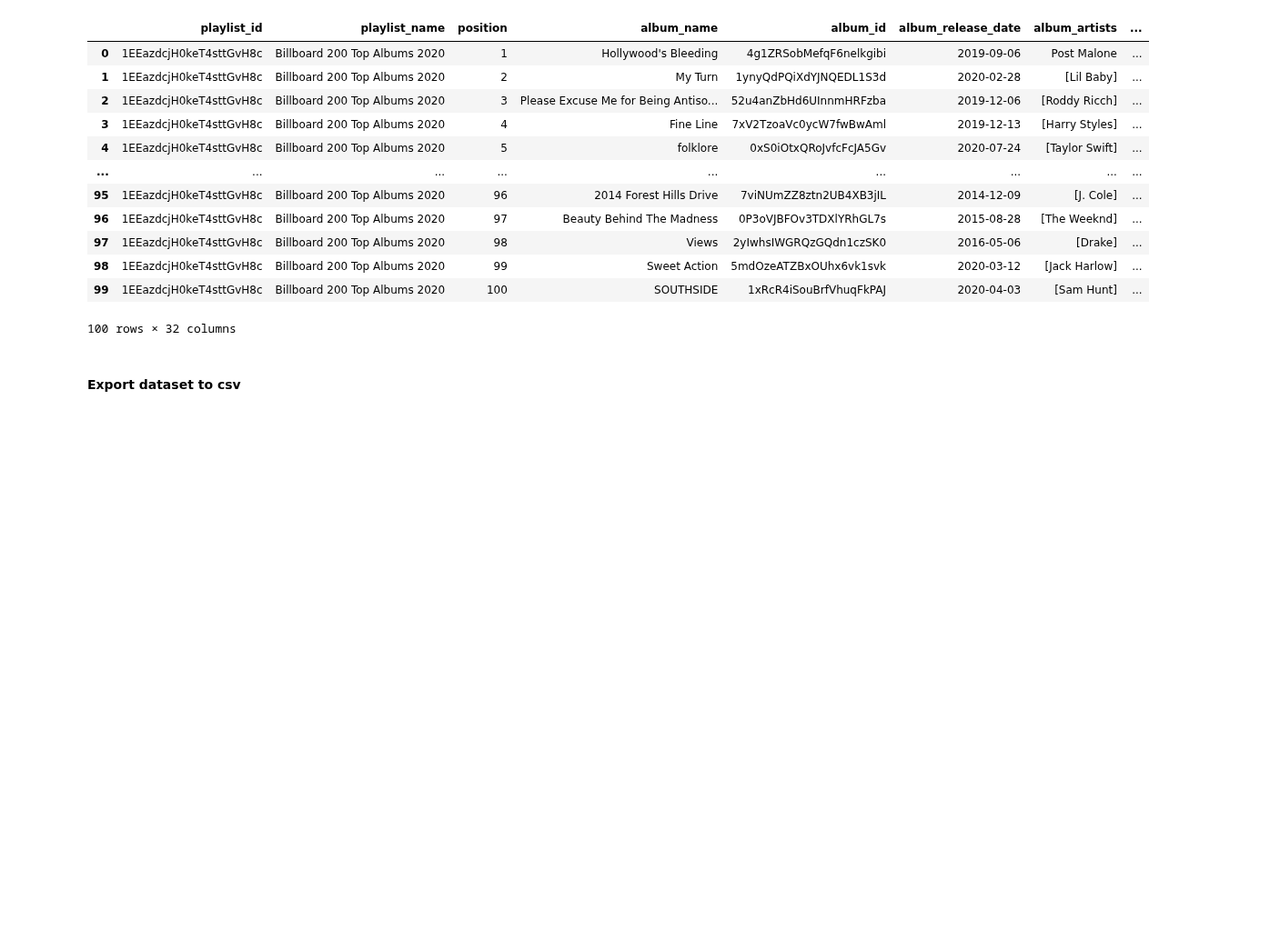
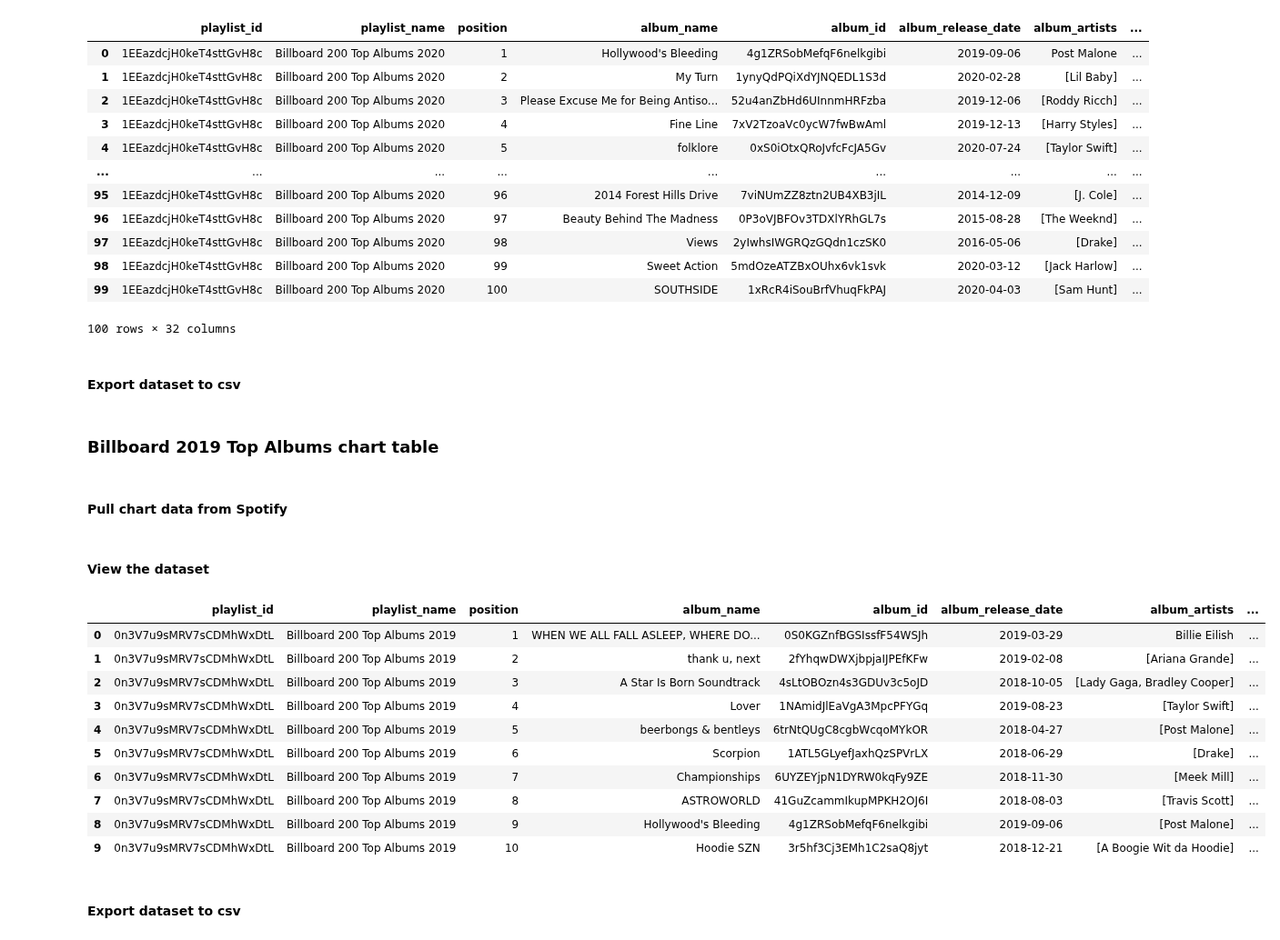
Before and after one commit to katieravenwood/Spotify-Five-Year-Analysis-Project, a Jupyter notebook: Dataset_Creation.ipynb, the cells around one changed output. Shown at 91% size. Cells and saved outputs as stored; diff of their text form; code cells hidden in the pictures; blank space fills up the shorter version.

```diff
--- a/Dataset_Creation.ipynb
+++ b/Dataset_Creation.ipynb
@@ -417,3 +417,27 @@ chart2020.head(100)
 #### Export dataset to csv
 # %%
 chart2020.to_csv('data/chart2020.csv')
+# %% [markdown]
+### Billboard 2019 Top Albums chart table
+# %% [markdown]
+#### Pull chart data from Spotify
+# %%
+chart2019 = get_playlist_tracks_more_than_100_songs('katiekellert', '0n3V7u9sMRV7sCDMhWxDtL')
+# %% [markdown]
+#### View the dataset
+# %%
+chart2019.head(10)
+# %% [output]
+|  | playlist_id | playlist_name | position | album_name | album_id | album_release_date | album_artists | ... |
+| 0 | 0n3V7u9sMRV7sCDMhWxDtL | Billboard 200 Top Albums 2019 | 1 | WHEN WE ALL FALL ASLEEP, WHERE DO... | 0S0KGZnfBGSIssfF54WSJh | 2019-03-29 | Billie Eilish | ... |
+| 1 | 0n3V7u9sMRV7sCDMhWxDtL | Billboard 200 Top Albums 2019 | 2 | thank u, next | 2fYhqwDWXjbpjaIJPEfKFw | 2019-02-08 | [Ariana Grande] | ... |
+| 2 | 0n3V7u9sMRV7sCDMhWxDtL | Billboard 200 Top Albums 2019 | 3 | A Star Is Born Soundtrack | 4sLtOBOzn4s3GDUv3c5oJD | 2018-10-05 | [Lady Gaga, Bradley Cooper] | ... |
+| 3 | 0n3V7u9sMRV7sCDMhWxDtL | Billboard 200 Top Albums 2019 | 4 | Lover | 1NAmidJlEaVgA3MpcPFYGq | 2019-08-23 | [Taylor Swift] | ... |
+| 4 | 0n3V7u9sMRV7sCDMhWxDtL | Billboard 200 Top Albums 2019 | 5 | beerbongs & bentleys | 6trNtQUgC8cgbWcqoMYkOR | 2018-04-27 | [Post Malone] | ... |
+| 5 | 0n3V7u9sMRV7sCDMhWxDtL | Billboard 200 Top Albums 2019 | 6 | Scorpion | 1ATL5GLyefJaxhQzSPVrLX | 2018-06-29 | [Drake] | ... |
+| 6 | 0n3V7u9sMRV7sCDMhWxDtL | Billboard 200 Top Albums 2019 | 7 | Championships | 6UYZEYjpN1DYRW0kqFy9ZE | 2018-11-30 | [Meek Mill] | ... |
+| 7 | 0n3V7u9sMRV7sCDMhWxDtL | Billboard 200 Top Albums 2019 | 8 | ASTROWORLD | 41GuZcammIkupMPKH2OJ6I | 2018-08-03 | [Travis Scott] | ... |
+| 8 | 0n3V7u9sMRV7sCDMhWxDtL | Billboard 200 Top Albums 2019 | 9 | Hollywood's Bleeding | 4g1ZRSobMefqF6nelkgibi | 2019-09-06 | [Post Malone] | ... |
+| 9 | 0n3V7u9sMRV7sCDMhWxDtL | Billboard 200 Top Albums 2019 | 10 | Hoodie SZN | 3r5hf3Cj3EMh1C2saQ8jyt | 2018-12-21 | [A Boogie Wit da Hoodie] | ... |
+# %% [markdown]
+#### Export dataset to csv
```
Also changed, not shown: parts of 1 cell of this notebook.
